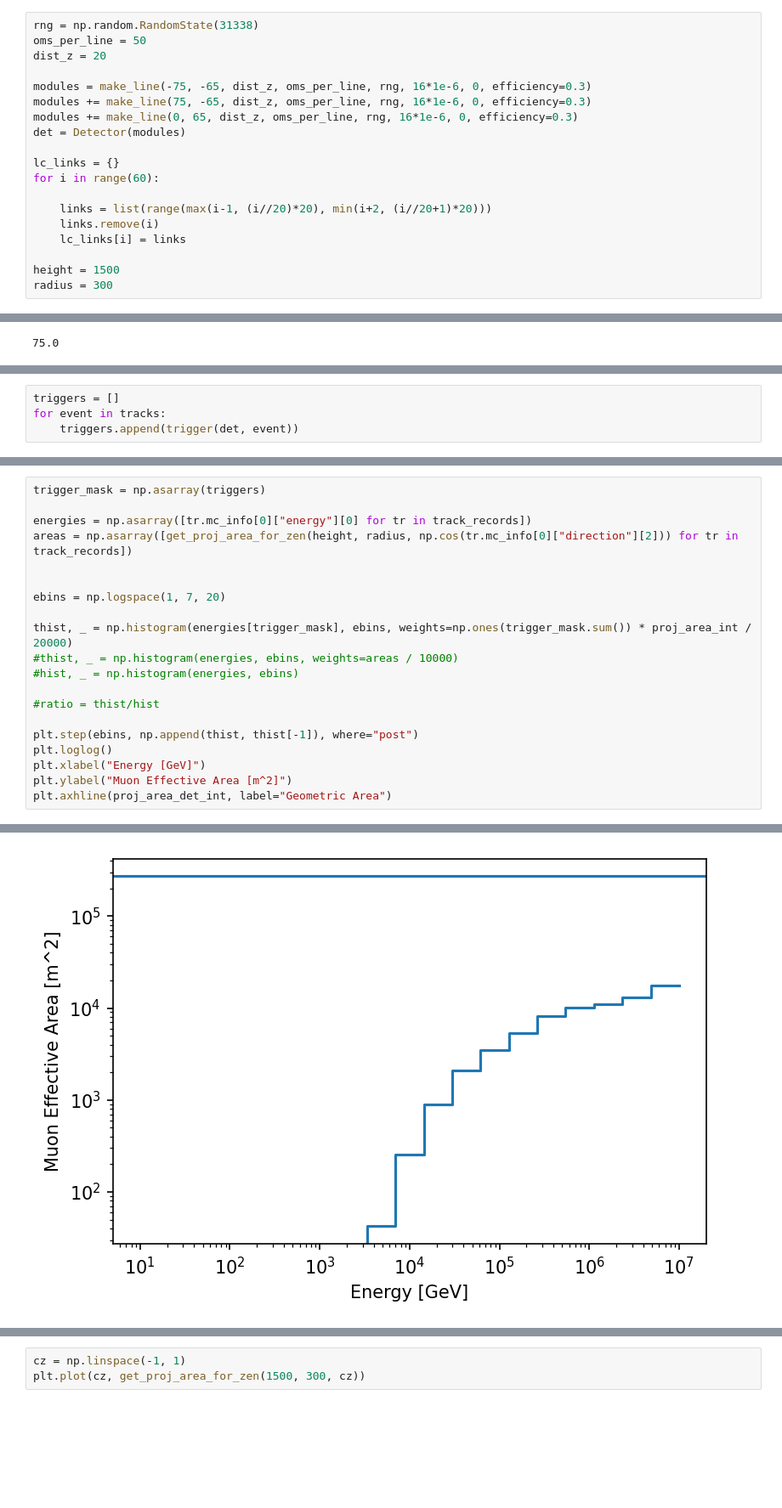
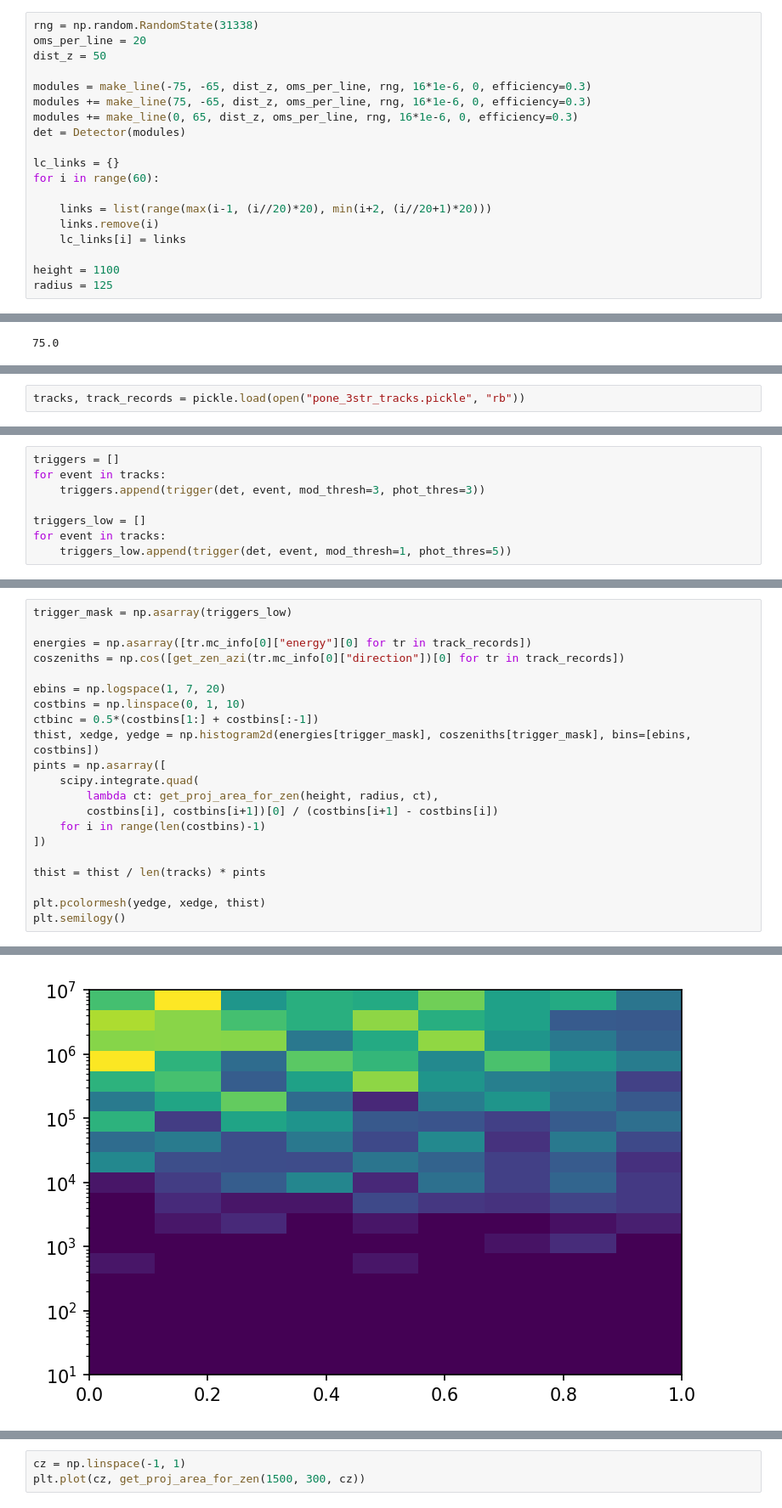
Before and after one commit to chrhck/gnn_testbed, a Jupyter notebook: pone_proto_eff_area.ipynb, the cells around one changed output, grey strips where cells are left out. Shown at 85% size. Saved outputs shown, nothing was run; the diff lists cells and outputs as text; blank space fills up the shorter version.

```diff
--- a/pone_proto_eff_area.ipynb
+++ b/pone_proto_eff_area.ipynb
@@ -33,8 +43,8 @@ from gnn_testbed.event_generation import proposal_setup, Constants
 prop = proposal_setup()
 # %%
 rng = np.random.RandomState(31338)
-oms_per_line = 50
-dist_z = 20
+oms_per_line = 20
+dist_z = 50
 
 modules = make_line(-75, -65, dist_z, oms_per_line, rng, 16*1e-6, 0, efficiency=0.3)
 modules += make_line(75, -65, dist_z, oms_per_line, rng, 16*1e-6, 0, efficiency=0.3)
@@ -48,5 +58,5 @@ for i in range(60):
     links.remove(i)
     lc_links[i] = links
 
-height = 1500
-radius = 300
+height = 1100
+radius = 125
@@ -117,0 +135,2 @@ tracks, track_records = generate_realistic_tracks(det, height, radius, 20000, se
+# %%
+tracks, track_records = pickle.load(open("pone_3str_tracks.pickle", "rb"))
@@ -125,7 +152,11 @@ proj_area_det_int = scipy.integrate.quad(lambda ct: get_proj_area_for_zen(1000,
 # %%
 triggers = []
 for event in tracks:
-    triggers.append(trigger(det, event))
+    triggers.append(trigger(det, event, mod_thresh=3, phot_thres=3))
+
+triggers_low = []
+for event in tracks:
+    triggers_low.append(trigger(det, event, mod_thresh=1, phot_thres=5))
 # %%
 track_records[0].mc_info[0]
 # %% [output]
@@ -135,22 +166,23 @@ track_records[0].mc_info[0]
  'direction': array([ 0.95908486, -0.11928145, -0.25676483])}
 # %%
-trigger_mask = np.asarray(triggers)
+trigger_mask = np.asarray(triggers_low)
 
 energies = np.asarray([tr.mc_info[0]["energy"][0] for tr in track_records])
-areas = np.asarray([get_proj_area_for_zen(height, radius, np.cos(tr.mc_info[0]["direction"][2])) for tr in track_records])
-
+coszeniths = np.cos([get_zen_azi(tr.mc_info[0]["direction"])[0] for tr in track_records])
 
 ebins = np.logspace(1, 7, 20)
+costbins = np.linspace(0, 1, 10)
+ctbinc = 0.5*(costbins[1:] + costbins[:-1])
+thist, xedge, yedge = np.histogram2d(energies[trigger_mask], coszeniths[trigger_mask], bins=[ebins, costbins])
+pints = np.asarray([
+    scipy.integrate.quad(
+        lambda ct: get_proj_area_for_zen(height, radius, ct),
+        costbins[i], costbins[i+1])[0] / (costbins[i+1] - costbins[i])
+    for i in range(len(costbins)-1)
+])
 
-thist, _ = np.histogram(energies[trigger_mask], ebins, weights=np.ones(trigger_mask.sum()) * proj_area_int / 20000)
-#thist, _ = np.histogram(energies, ebins, weights=areas / 10000)
-#hist, _ = np.histogram(energies, ebins)
+thist = thist / len(tracks) * pints
 
-#ratio = thist/hist
-
-plt.step(ebins, np.append(thist, thist[-1]), where="post")
-plt.loglog()
-plt.xlabel("Energy [GeV]")
-plt.ylabel("Muon Effective Area [m^2]")
-plt.axhline(proj_area_det_int, label="Geometric Area")
+plt.pcolormesh(yedge, xedge, thist)
+plt.semilogy()
 # %% [output]
@@ -158 +190 @@ plt.axhline(proj_area_det_int, label="Geometric Area")
-[figure, old version]
+[figure, new version]
```
Also changed, not shown: parts of 34 cells of this notebook, 2 other files.
